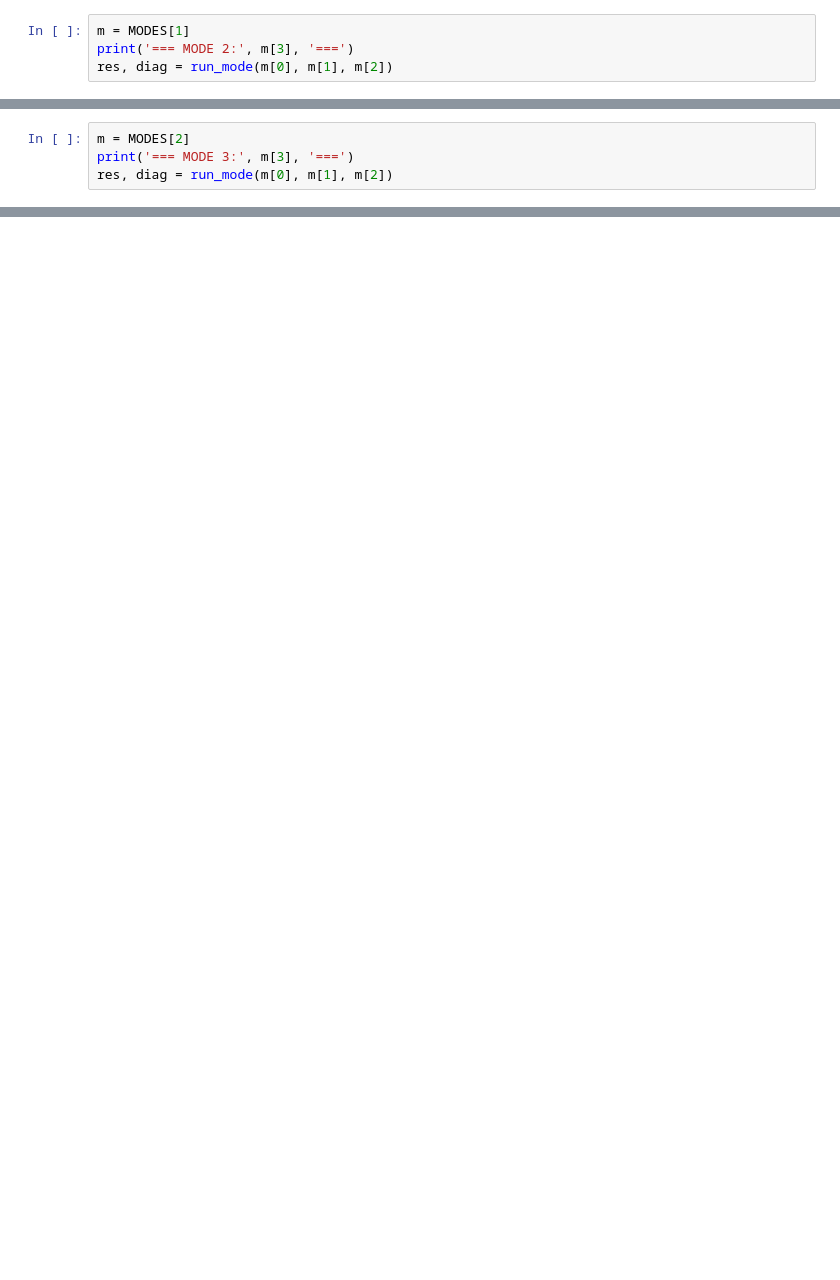
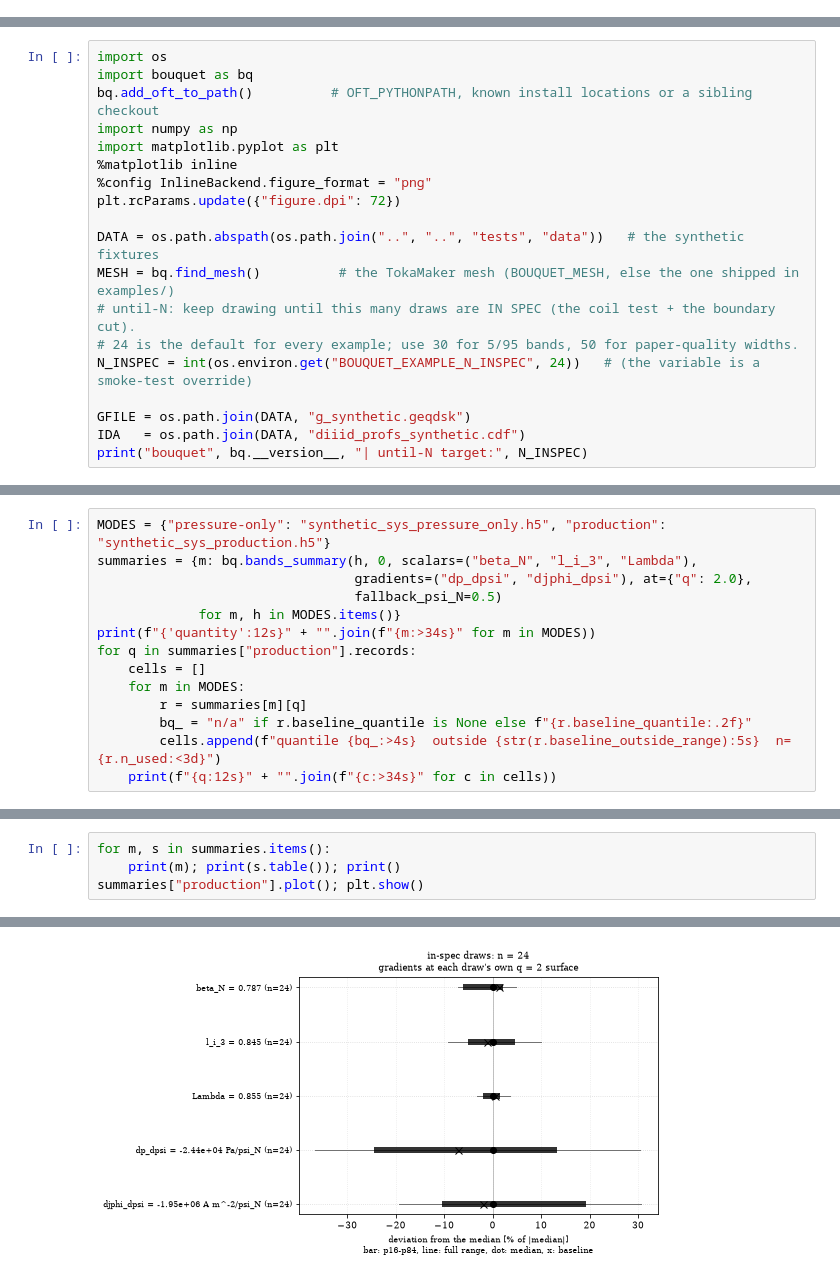
Before and after one commit to StuartBenjamin/bouquet, a Jupyter notebook: examples/D3D-like/bouquet_D3Dlike_systematics.ipynb, the cells around one changed output, grey strips where cells are left out. Cells and saved outputs as stored; diff of their text form; blank space fills up the shorter version.

```diff
--- a/examples/D3D-like/bouquet_D3Dlike_systematics.ipynb
+++ b/examples/D3D-like/bouquet_D3Dlike_systematics.ipynb
@@ -383,4 +0,0 @@ import matplotlib.pyplot as plt; plt.show()
-# %%
-m = MODES[1]
-print('=== MODE 2:', m[3], '===')
-res, diag = run_mode(m[0], m[1], m[2])
@@ -498,4 +0,0 @@ import matplotlib.pyplot as plt; plt.show()
-# %%
-m = MODES[2]
-print('=== MODE 3:', m[3], '===')
-res, diag = run_mode(m[0], m[1], m[2])
@@ -624,0 +21,19 @@ NO-SYSTEMATIC FLOOR (pinned sigma=0): PASS
+# %%
+import os
+import bouquet as bq
+bq.add_oft_to_path()          # OFT_PYTHONPATH, known install locations or a sibling checkout
+import numpy as np
+import matplotlib.pyplot as plt
+%matplotlib inline
+%config InlineBackend.figure_format = "png"
+plt.rcParams.update({"figure.dpi": 72})
+
+DATA = os.path.abspath(os.path.join("..", "..", "tests", "data"))   # the synthetic fixtures
+MESH = bq.find_mesh()          # the TokaMaker mesh (BOUQUET_MESH, else the one shipped in examples/)
+# until-N: keep drawing until this many draws are IN SPEC (the coil test + the boundary cut).
+# 24 is the default for every example; use 30 for 5/95 bands, 50 for paper-quality widths.
+N_INSPEC = int(os.environ.get("BOUQUET_EXAMPLE_N_INSPEC", 24))   # (the variable is a smoke-test override)
+
+GFILE = os.path.join(DATA, "g_synthetic.geqdsk")
+IDA   = os.path.join(DATA, "diiid_profs_synthetic.cdf")
+print("bouquet", bq.__version__, "| until-N target:", N_INSPEC)
@@ -624,0 +149,14 @@ NO-SYSTEMATIC FLOOR (pinned sigma=0): PASS
+# %%
+MODES = {"pressure-only": "synthetic_sys_pressure_only.h5", "production": "synthetic_sys_production.h5"}
+summaries = {m: bq.bands_summary(h, 0, scalars=("beta_N", "l_i_3", "Lambda"),
+                                 gradients=("dp_dpsi", "djphi_dpsi"), at={"q": 2.0},
+                                 fallback_psi_N=0.5)
+             for m, h in MODES.items()}
+print(f"{'quantity':12s}" + "".join(f"{m:>34s}" for m in MODES))
+for q in summaries["production"].records:
+    cells = []
+    for m in MODES:
+        r = summaries[m][q]
+        bq_ = "n/a" if r.baseline_quantile is None else f"{r.baseline_quantile:.2f}"
+        cells.append(f"quantile {bq_:>4s}  outside {str(r.baseline_outside_range):5s}  n={r.n_used:<3d}")
+    print(f"{q:12s}" + "".join(f"{c:>34s}" for c in cells))
@@ -624,0 +184,5 @@ NO-SYSTEMATIC FLOOR (pinned sigma=0): PASS
+# %%
+for m, s in summaries.items():
+    print(m); print(s.table()); print()
+summaries["production"].plot(); plt.show()
+# %% [output]
@@ -624,0 +208 @@ NO-SYSTEMATIC FLOOR (pinned sigma=0): PASS
+[figure, added]
```
Also changed, not shown: parts of 36 cells of this notebook, 3 other files.
